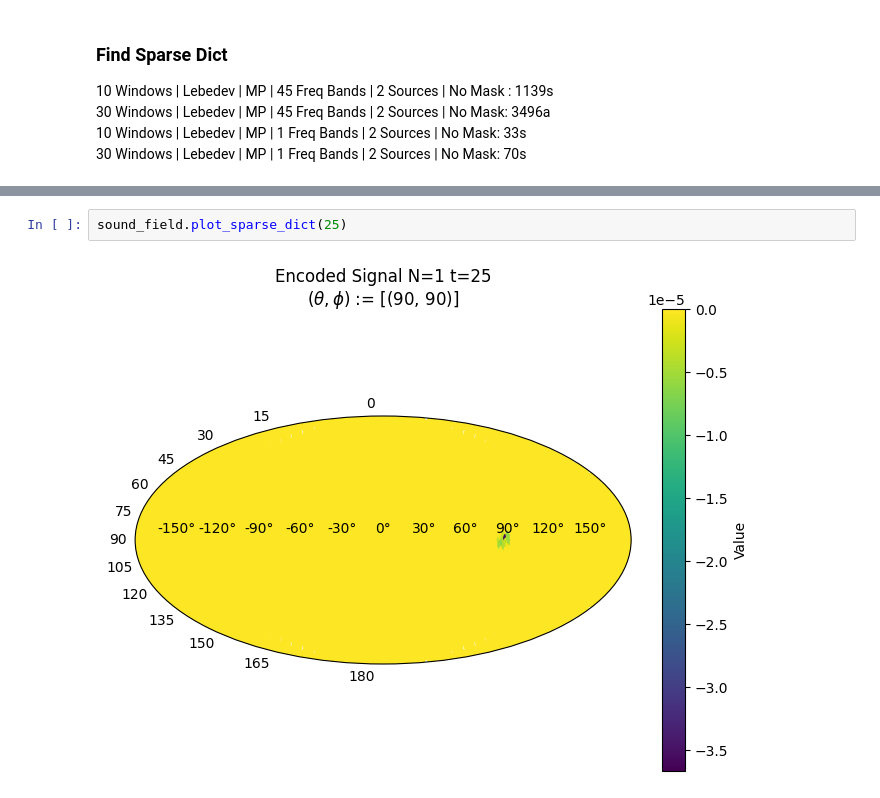
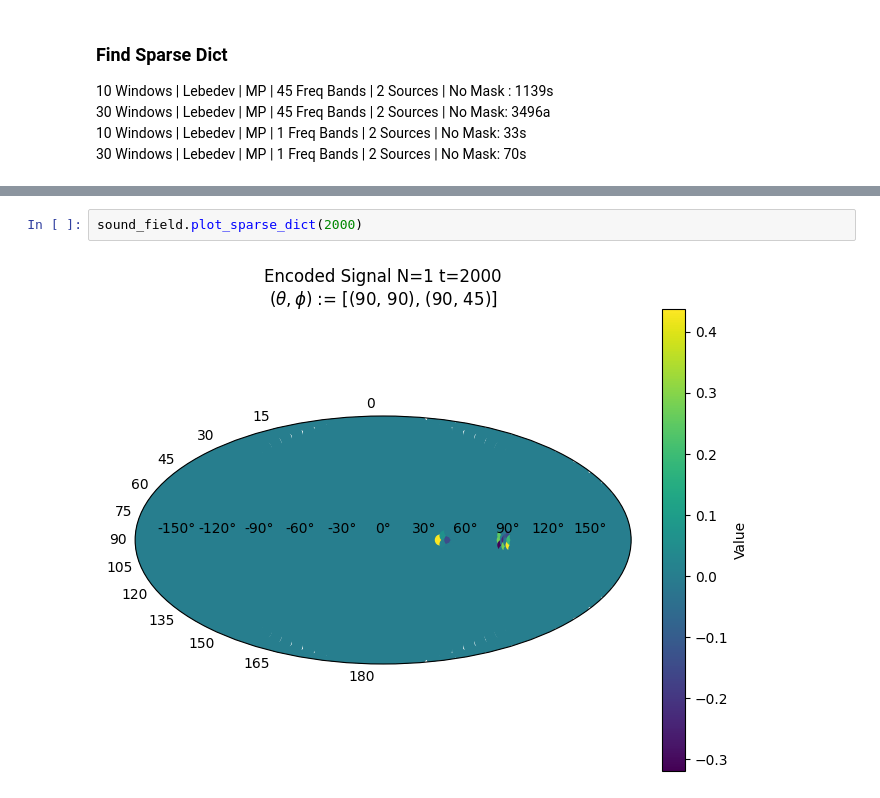
Before and after one commit to Amitmils/AmbisonicUpscaling, a Jupyter notebook: run_script.ipynb, the cells around one changed output, grey strips where cells are left out. Cells and saved outputs as stored; diff of their text form.

```diff
--- a/run_script.ipynb
+++ b/run_script.ipynb
@@ -103,4 +107,4 @@ KeyboardInterrupt:
 # %%
-sound_field.plot_sparse_dict(25)
+sound_field.plot_sparse_dict(2000)
 # %% [output]
-[figure, old version]
+[figure, new version]
```
Also changed, not shown: parts of 8 cells of this notebook, 4 other files.
